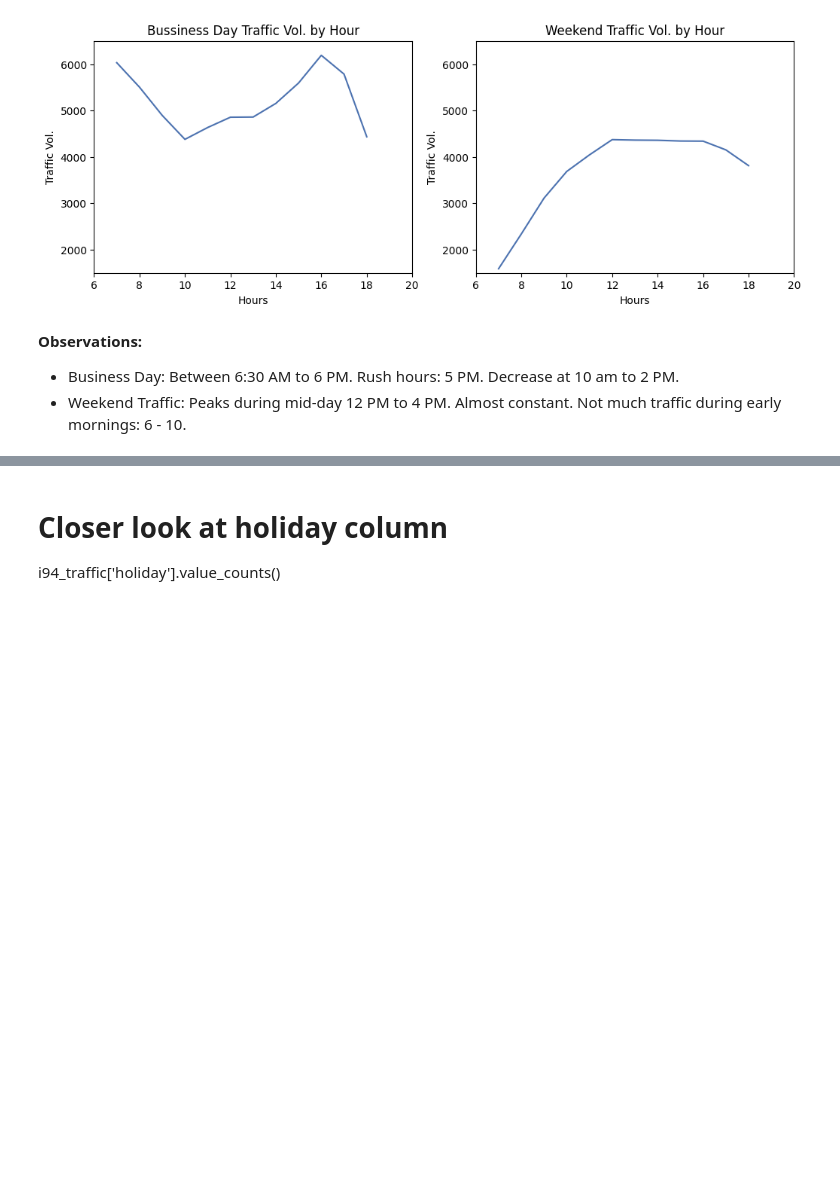
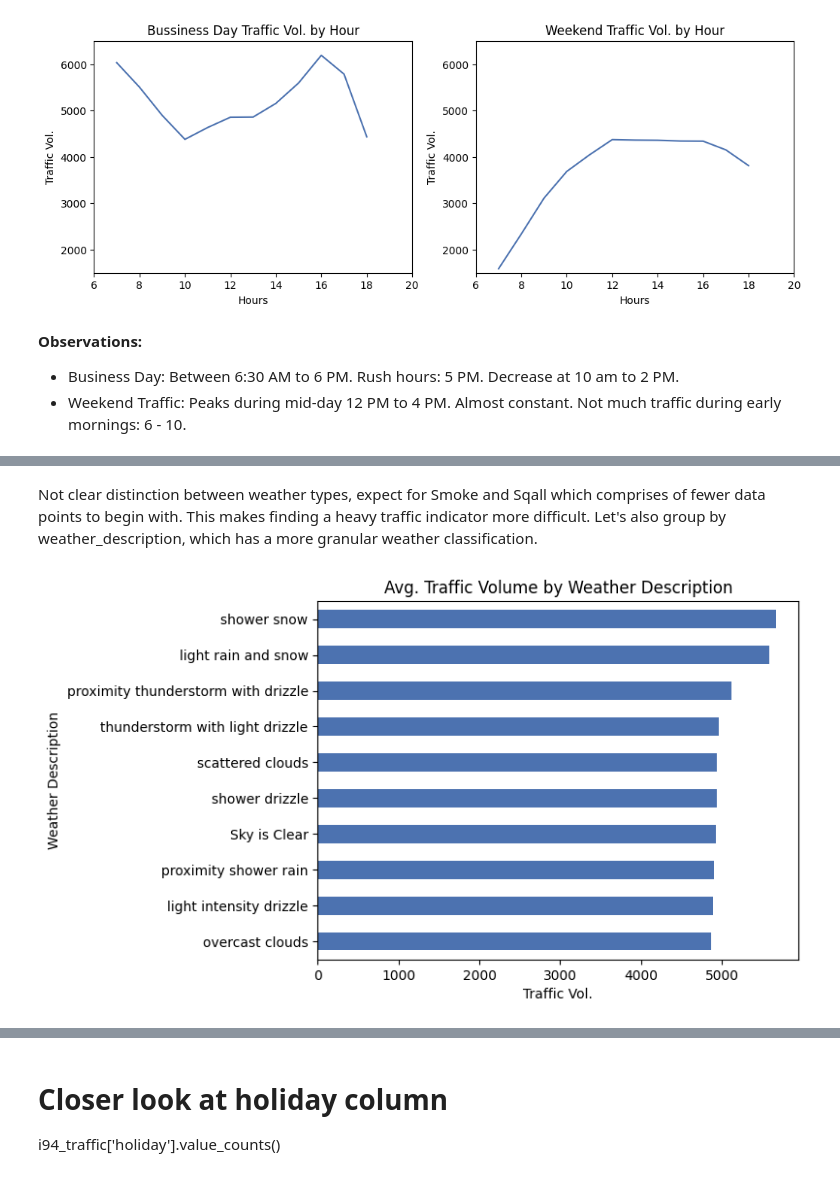
Before and after one commit to shree131/Heavy-Traffic-Indicators-Analysis, a Jupyter notebook: I94_heavy_traffic_indicators_analysis.ipynb, the cells around one changed output, grey strips where cells are left out. Saved outputs shown, nothing was run; the diff lists cells and outputs as text; code cells hidden in the pictures; blank space fills up the shorter version.

```diff
--- a/I94_heavy_traffic_indicators_analysis.ipynb
+++ b/I94_heavy_traffic_indicators_analysis.ipynb
@@ -574,0 +627,14 @@ plt.ylim(1500,6500)
+# %% [markdown]
+Not clear distinction between weather types, expect for Smoke and Sqall which comprises of fewer data points to begin with. This makes finding a heavy traffic indicator more difficult. Let's also group by weather_description, which has a more granular weather classification.
+# %%
+# Traffic Average by weather description
+mean_by_weather_desc = daytime_traffic.pivot_table(values='traffic_volume', index='weather_description', aggfunc='mean')
+
+# Get the top 10 highest average traffic by weather description
+top_10_weather_ind = mean_by_weather_desc['traffic_volume'].sort_values(ascending=False)[:10]
+
+top_10_weather_ind.sort_values().plot.barh(xlabel='Traffic Vol.', ylabel='Weather Description')
+plt.title('Avg. Traffic Volume by Weather Description')
+plt.show()
+# %% [output]
+[figure, added]
```
Also changed, not shown: parts of 11 cells of this notebook.
